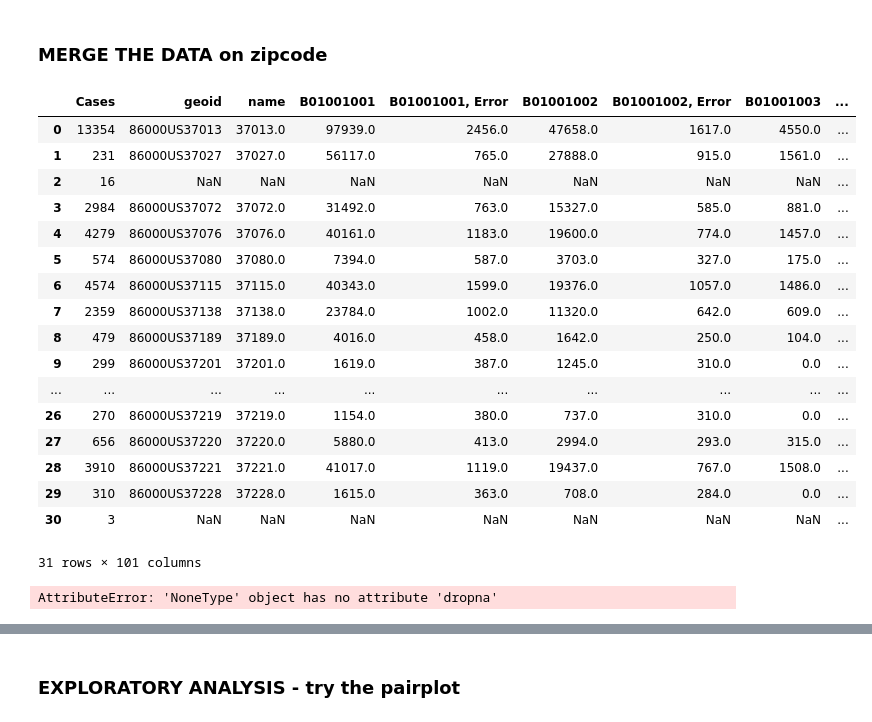
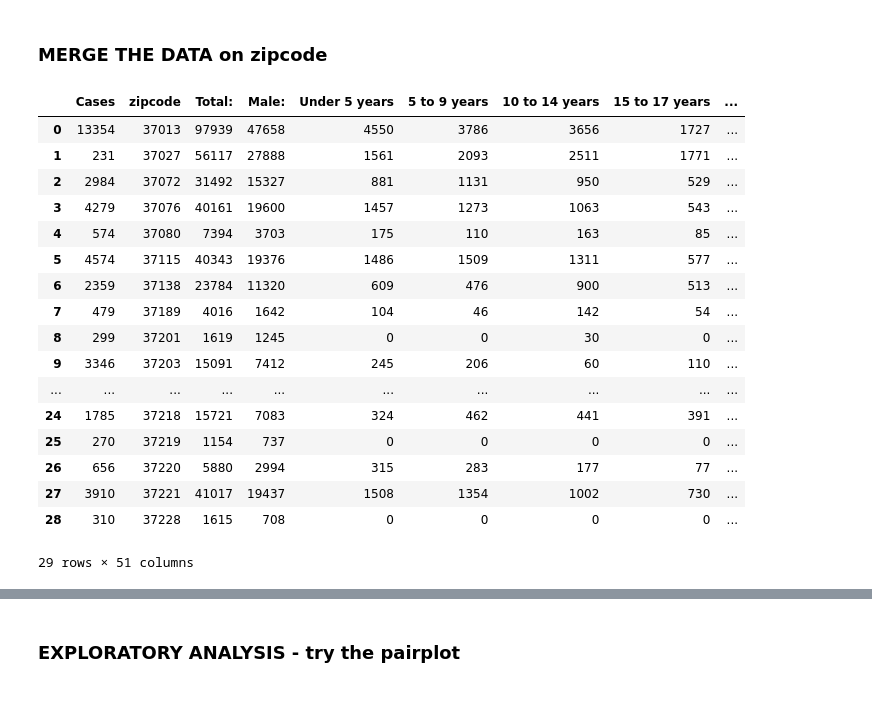
Before and after one commit to rghertel/nash-covid-cases-vaccines-pekka_pickled_peppers, a Jupyter notebook: notebooks/explore_all.ipynb, the cells around one changed output, grey strips where cells are left out. Cells and saved outputs as stored; diff of their text form; code cells hidden in the pictures.

Commit message:
merge

```diff
--- a/notebooks/explore_all.ipynb
+++ b/notebooks/explore_all.ipynb
@@ -23,7 +23,7 @@ vacc = pd.read_csv('../data/vaccine_with_protocol.csv')
 income = pd.read_csv('../data/household_income_2019.csv')
 
 #AGE and SEX
-age = pd.read_csv('../data/sex_age_2019.csv')
+age = pd.read_excel('../data/acs2019_5yr_B01001_86000US37243/acs2019_5yr_B01001_86000US37243.xlsx', skiprows = 1, header=[0, 1], sheet_name = 0)
 
 #SEX and EDU
 edu = pd.read_csv('../data/sex_edu_attainment_over 25_2019.csv')
@@ -73,5 +52,4 @@ cases = cases.astype({"Zip": int})
 cases['Specimen Collection Date'] = pd.to_datetime(cases['Specimen Collection Date'], format='%m/%d/%Y')
 
 sum_cases = cases.groupby(['Zip']).sum()
-sum_cases.drop()
-sum_cases
+sum_cases = sum_cases[sum_cases['Cases']>16]
@@ -122,30 +72,33 @@ income.drop(['geoid','B19001001, Error','B19001002, Error','B19001003, Error','B
+# %%
+#AGE and SEX - df age
+#drop columns from merged cells issue
+age = age[age.columns.drop(list(age.filter(regex='Error')))]
+age.columns = age.columns.droplevel(1)
+#set column names
+age = age.set_index('Unnamed: 0_level_0').T.reset_index().rename({"index": "zipcode"}, axis = 1)
+#convert
+age = age.astype({"zipcode": int})
 # %% [markdown]
 ### MERGE THE DATA on zipcode
 # %%
-casesvage = sum_cases.merge(age,how='left', left_on='Zip', right_on='name')
+casesvage = sum_cases.merge(age,how='left', left_on='Zip', right_on='zipcode')
 casesvage
 # %% [output]
-|  | Cases | geoid | name | B01001001 | B01001001, Error | B01001002 | B01001002, Error | B01001003 | ... |
-| 0 | 13354 | 86000US37013 | 37013.0 | 97939.0 | 2456.0 | 47658.0 | 1617.0 | 4550.0 | ... |
-| 1 | 231 | 86000US37027 | 37027.0 | 56117.0 | 765.0 | 27888.0 | 915.0 | 1561.0 | ... |
-| 2 | 16 | NaN | NaN | NaN | NaN | NaN | NaN | NaN | ... |
-| 3 | 2984 | 86000US37072 | 37072.0 | 31492.0 | 763.0 | 15327.0 | 585.0 | 881.0 | ... |
-| 4 | 4279 | 86000US37076 | 37076.0 | 40161.0 | 1183.0 | 19600.0 | 774.0 | 1457.0 | ... |
-| 5 | 574 | 86000US37080 | 37080.0 | 7394.0 | 587.0 | 3703.0 | 327.0 | 175.0 | ... |
-| 6 | 4574 | 86000US37115 | 37115.0 | 40343.0 | 1599.0 | 19376.0 | 1057.0 | 1486.0 | ... |
-| 7 | 2359 | 86000US37138 | 37138.0 | 23784.0 | 1002.0 | 11320.0 | 642.0 | 609.0 | ... |
-| 8 | 479 | 86000US37189 | 37189.0 | 4016.0 | 458.0 | 1642.0 | 250.0 | 104.0 | ... |
-| 9 | 299 | 86000US37201 | 37201.0 | 1619.0 | 387.0 | 1245.0 | 310.0 | 0.0 | ... |
+|  | Cases | zipcode | Total: | Male: | Under 5 years | 5 to 9 years | 10 to 14 years | 15 to 17 years | ... |
+| 0 | 13354 | 37013 | 97939 | 47658 | 4550 | 3786 | 3656 | 1727 | ... |
+| 1 | 231 | 37027 | 56117 | 27888 | 1561 | 2093 | 2511 | 1771 | ... |
+| 2 | 2984 | 37072 | 31492 | 15327 | 881 | 1131 | 950 | 529 | ... |
+| 3 | 4279 | 37076 | 40161 | 19600 | 1457 | 1273 | 1063 | 543 | ... |
+| 4 | 574 | 37080 | 7394 | 3703 | 175 | 110 | 163 | 85 | ... |
+| 5 | 4574 | 37115 | 40343 | 19376 | 1486 | 1509 | 1311 | 577 | ... |
+| 6 | 2359 | 37138 | 23784 | 11320 | 609 | 476 | 900 | 513 | ... |
+| 7 | 479 | 37189 | 4016 | 1642 | 104 | 46 | 142 | 54 | ... |
+| 8 | 299 | 37201 | 1619 | 1245 | 0 | 0 | 30 | 0 | ... |
+| 9 | 3346 | 37203 | 15091 | 7412 | 245 | 206 | 60 | 110 | ... |
 | ... | ... | ... | ... | ... | ... | ... | ... | ... | ... |
-| 26 | 270 | 86000US37219 | 37219.0 | 1154.0 | 380.0 | 737.0 | 310.0 | 0.0 | ... |
-| 27 | 656 | 86000US37220 | 37220.0 | 5880.0 | 413.0 | 2994.0 | 293.0 | 315.0 | ... |
-| 28 | 3910 | 86000US37221 | 37221.0 | 41017.0 | 1119.0 | 19437.0 | 767.0 | 1508.0 | ... |
-| 29 | 310 | 86000US37228 | 37228.0 | 1615.0 | 363.0 | 708.0 | 284.0 | 0.0 | ... |
-| 30 | 3 | NaN | NaN | NaN | NaN | NaN | NaN | NaN | ... |
+| 24 | 1785 | 37218 | 15721 | 7083 | 324 | 462 | 441 | 391 | ... |
+| 25 | 270 | 37219 | 1154 | 737 | 0 | 0 | 0 | 0 | ... |
+| 26 | 656 | 37220 | 5880 | 2994 | 315 | 283 | 177 | 77 | ... |
+| 27 | 3910 | 37221 | 41017 | 19437 | 1508 | 1354 | 1002 | 730 | ... |
+| 28 | 310 | 37228 | 1615 | 708 | 0 | 0 | 0 | 0 | ... |
-31 rows × 101 columns
+29 rows × 51 columns
-# %%
-nan_value = float("NaN")
-casesvage = casesvage.replace(" ",nan_value,inplace=True)
-casesvage = casesvage.dropna()
-# %% [output]
-AttributeError: 'NoneType' object has no attribute 'dropna'
```
Also changed, not shown: parts of 22 cells of this notebook, 2 other files.
